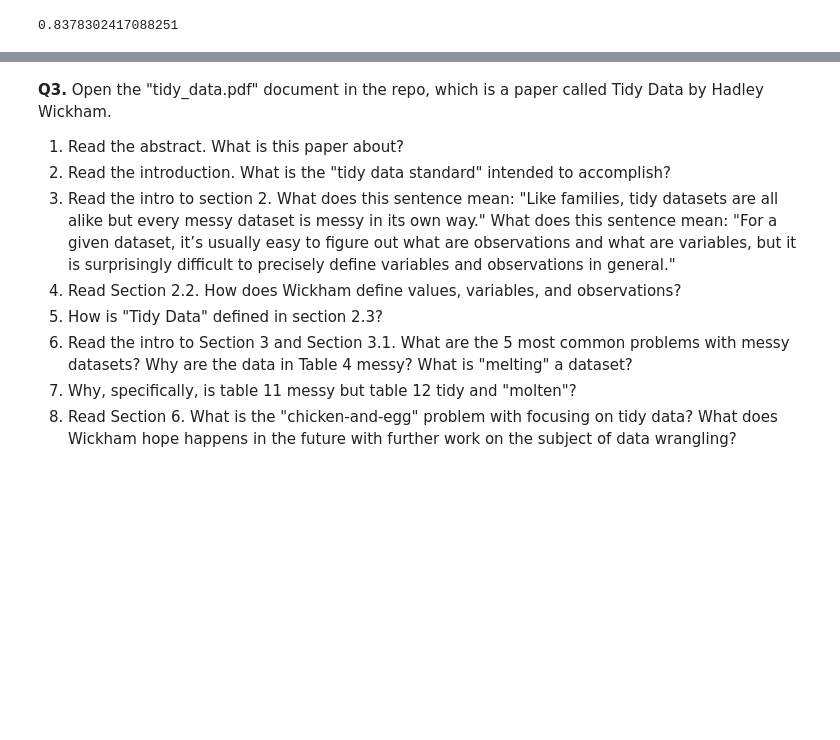
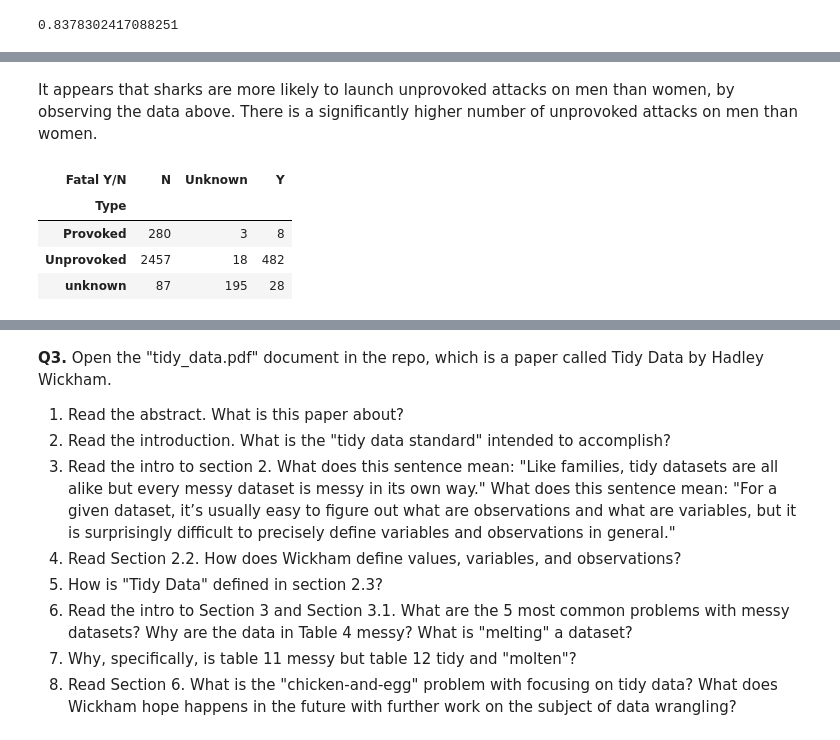
Before and after one commit to ameliavasiliu/wrangling, a Jupyter notebook: assignment/assignment.ipynb, the cells around one changed output, grey strips where cells are left out. Cells and saved outputs as stored; diff of their text form; code cells hidden in the pictures; blank space fills up the shorter version.

```diff
--- a/assignment/assignment.ipynb
+++ b/assignment/assignment.ipynb
@@ -426,0 +473,10 @@ M / len(df4['Sex']) # 83% of victims are male
+# %% [markdown]
+It appears that sharks are more likely to launch unprovoked attacks on men than women, by observing the data above. There is a significantly higher number of unprovoked attacks on men than women.
+# %%
+pd.crosstab(df4["Type"], df4["Fatal Y/N"])
+# %% [output]
+| Fatal Y/N | N | Unknown | Y |
+| Type |  |  |  |
+| Provoked | 280 | 3 | 8 |
+| Unprovoked | 2457 | 18 | 482 |
+| unknown | 87 | 195 | 28 |
```
Also changed, not shown: parts of 21 cells of this notebook.
